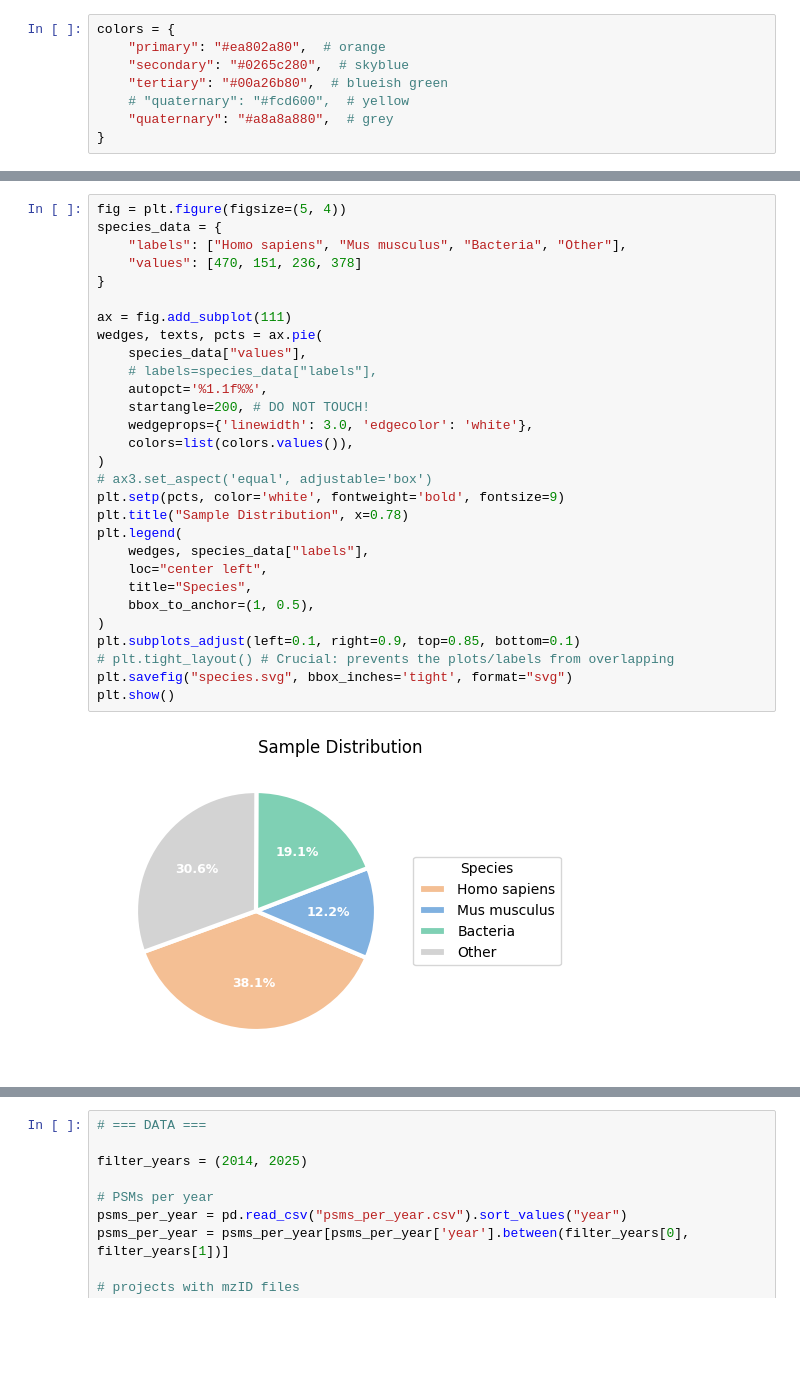
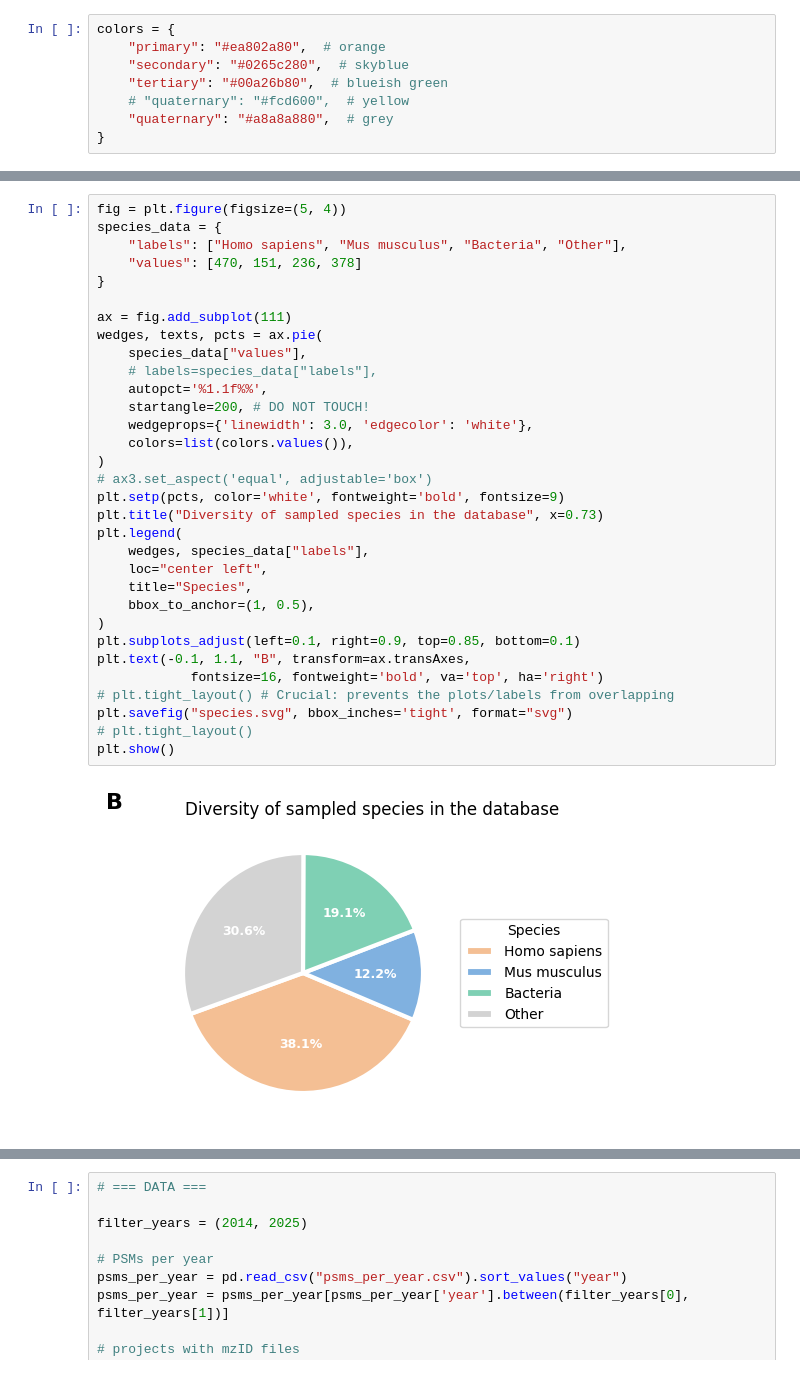
Before and after one commit to usiGrabber/usiGrabber, a Jupyter notebook: experimental/data_overview.ipynb, the cells around one changed output, grey strips where cells are left out. Cells and saved outputs as stored; diff of their text form; blank space fills up the shorter version.

```diff
--- a/experimental/data_overview.ipynb
+++ b/experimental/data_overview.ipynb
@@ -492,31 +372,34 @@ plt.show()
 # %%
 fig = plt.figure(figsize=(5, 4))
 species_data = {
     "labels": ["Homo sapiens", "Mus musculus", "Bacteria", "Other"],
     "values": [470, 151, 236, 378]
 }
 
 ax = fig.add_subplot(111)
 wedges, texts, pcts = ax.pie(
     species_data["values"],
     # labels=species_data["labels"],
     autopct='%1.1f%%',
     startangle=200, # DO NOT TOUCH!
     wedgeprops={'linewidth': 3.0, 'edgecolor': 'white'},
     colors=list(colors.values()),
 )
 # ax3.set_aspect('equal', adjustable='box')
 plt.setp(pcts, color='white', fontweight='bold', fontsize=9)
-plt.title("Sample Distribution", x=0.78)
+plt.title("Diversity of sampled species in the database", x=0.73)
 plt.legend(
     wedges, species_data["labels"],
     loc="center left",
     title="Species",
     bbox_to_anchor=(1, 0.5),
 )
 plt.subplots_adjust(left=0.1, right=0.9, top=0.85, bottom=0.1)
+plt.text(-0.1, 1.1, "B", transform=ax.transAxes,
+            fontsize=16, fontweight='bold', va='top', ha='right')
 # plt.tight_layout() # Crucial: prevents the plots/labels from overlapping
 plt.savefig("species.svg", bbox_inches='tight', format="svg")
+# plt.tight_layout()
 plt.show()
 # %% [output]
-[figure, old version]
+[figure, new version]
```
Also changed, not shown: parts of 10 cells of this notebook.
